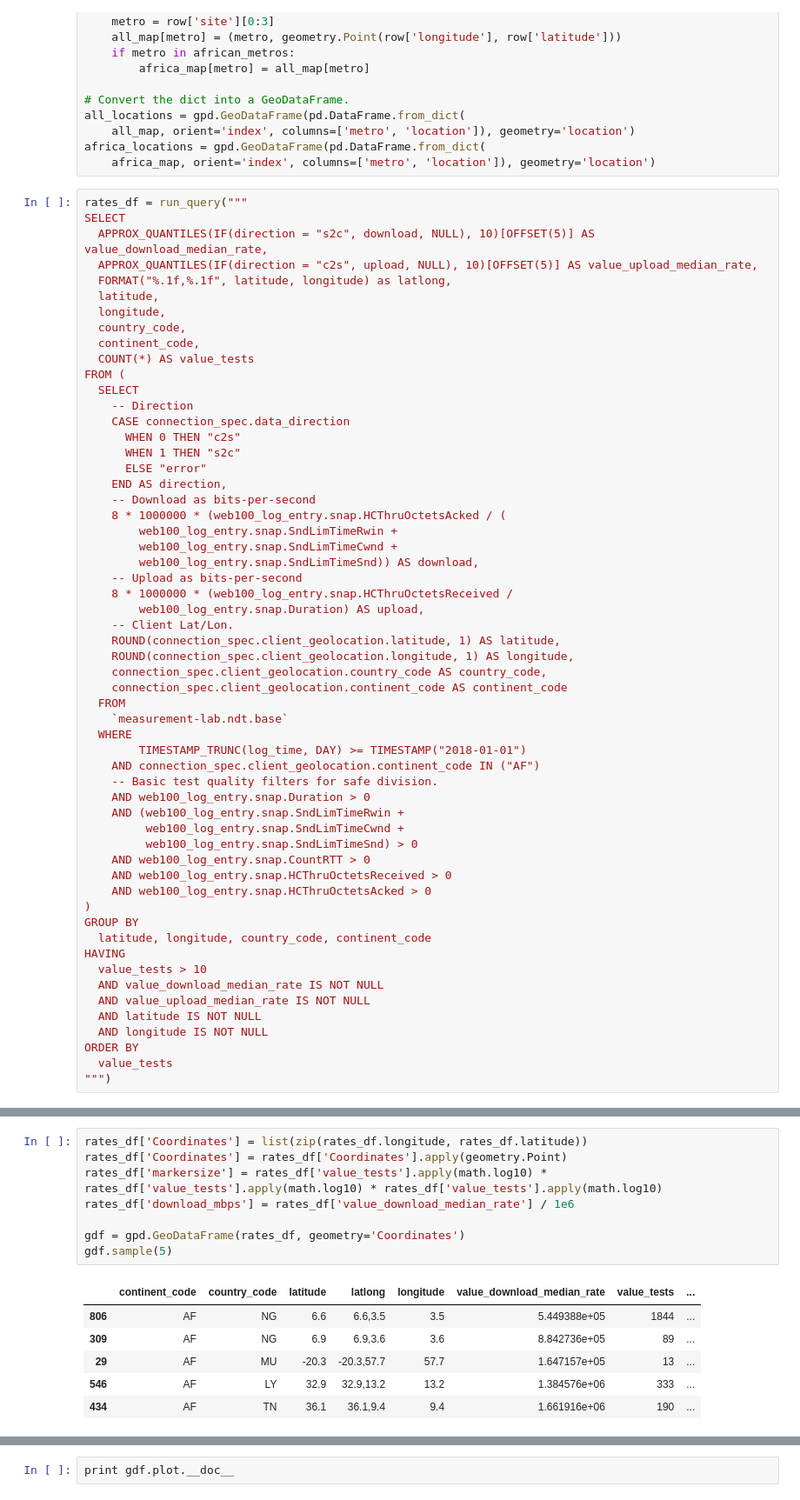
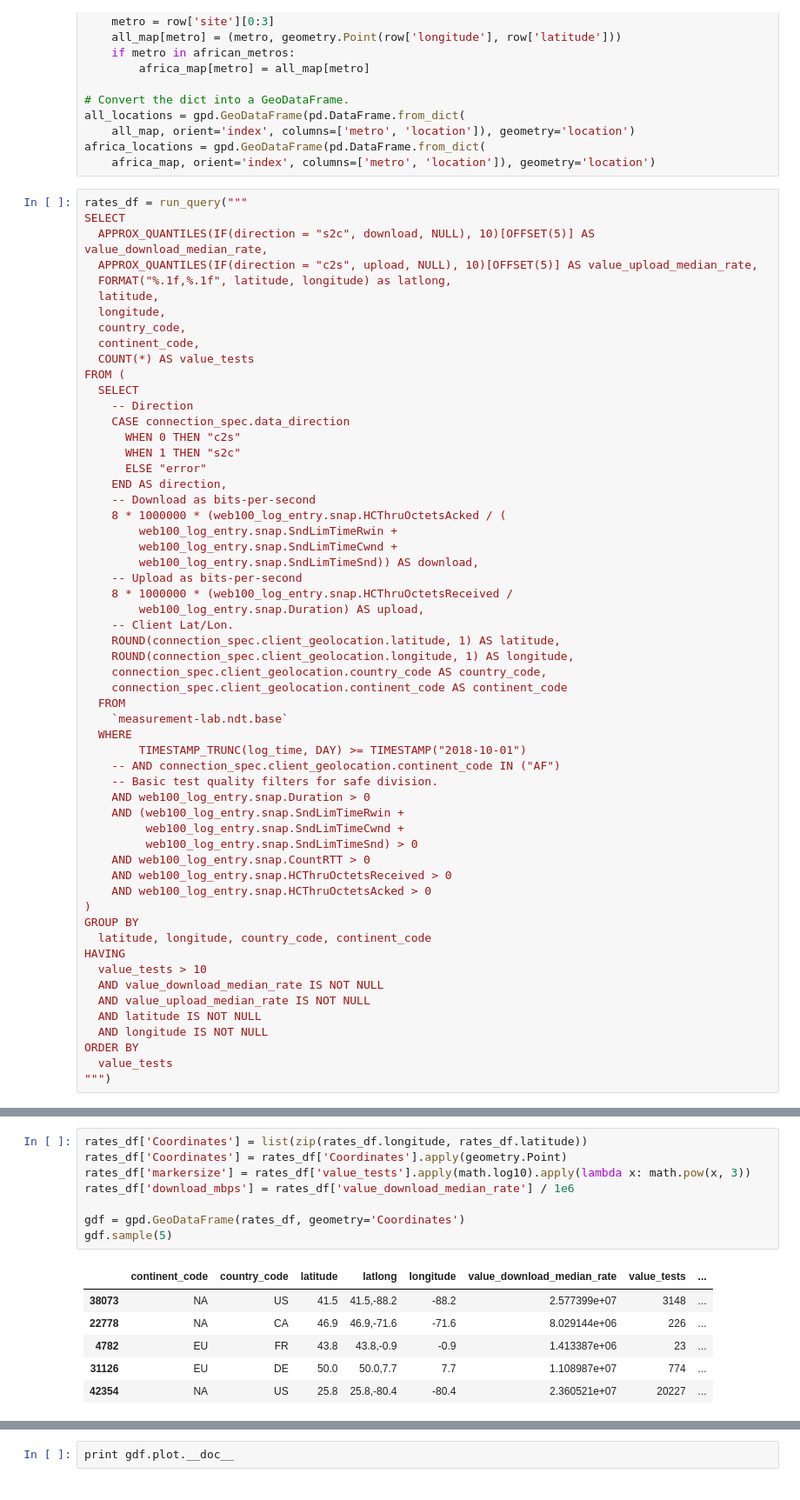
Before and after one commit to stephen-soltesz/ipython-testing, a Jupyter notebook: africa-clients-geolocation.ipynb, the cells around one changed output, grey strips where cells are left out. Shown at 87% size. Drawn from its saved outputs; the diff is of its cells as text.

```diff
--- a/africa-clients-geolocation.ipynb
+++ b/africa-clients-geolocation.ipynb
@@ -121,8 +130,8 @@ FROM (
   FROM
     `measurement-lab.ndt.base`
   WHERE
-        TIMESTAMP_TRUNC(log_time, DAY) >= TIMESTAMP("2018-01-01")
-    AND connection_spec.client_geolocation.continent_code IN ("AF")
+        TIMESTAMP_TRUNC(log_time, DAY) >= TIMESTAMP("2018-10-01")
+    -- AND connection_spec.client_geolocation.continent_code IN ("AF")
     -- Basic test quality filters for safe division.
     AND web100_log_entry.snap.Duration > 0
     AND (web100_log_entry.snap.SndLimTimeRwin +
@@ -155,16 +164,16 @@ rates_df.sample(5)
 # %%
 rates_df['Coordinates'] = list(zip(rates_df.longitude, rates_df.latitude))
 rates_df['Coordinates'] = rates_df['Coordinates'].apply(geometry.Point)
-rates_df['markersize'] = rates_df['value_tests'].apply(math.log10) * rates_df['value_tests'].apply(math.log10) * rates_df['value_tests'].apply(math.log10)
+rates_df['markersize'] = rates_df['value_tests'].apply(math.log10).apply(lambda x: math.pow(x, 3))
 rates_df['download_mbps'] = rates_df['value_download_median_rate'] / 1e6
 
 gdf = gpd.GeoDataFrame(rates_df, geometry='Coordinates')
 gdf.sample(5)
 # %% [output]
 |  | continent_code | country_code | latitude | latlong | longitude | value_download_median_rate | value_tests | ... |
-| 806 | AF | NG | 6.6 | 6.6,3.5 | 3.5 | 5.449388e+05 | 1844 | ... |
-| 309 | AF | NG | 6.9 | 6.9,3.6 | 3.6 | 8.842736e+05 | 89 | ... |
-| 29 | AF | MU | -20.3 | -20.3,57.7 | 57.7 | 1.647157e+05 | 13 | ... |
-| 546 | AF | LY | 32.9 | 32.9,13.2 | 13.2 | 1.384576e+06 | 333 | ... |
-| 434 | AF | TN | 36.1 | 36.1,9.4 | 9.4 | 1.661916e+06 | 190 | ... |
+| 38073 | NA | US | 41.5 | 41.5,-88.2 | -88.2 | 2.577399e+07 | 3148 | ... |
+| 22778 | NA | CA | 46.9 | 46.9,-71.6 | -71.6 | 8.029144e+06 | 226 | ... |
+| 4782 | EU | FR | 43.8 | 43.8,-0.9 | -0.9 | 1.413387e+06 | 23 | ... |
+| 31126 | EU | DE | 50.0 | 50.0,7.7 | 7.7 | 1.108987e+07 | 774 | ... |
+| 42354 | NA | US | 25.8 | 25.8,-80.4 | -80.4 | 2.360521e+07 | 20227 | ... |
 # %%
```
Also changed, not shown: parts of 5 cells of this notebook.
